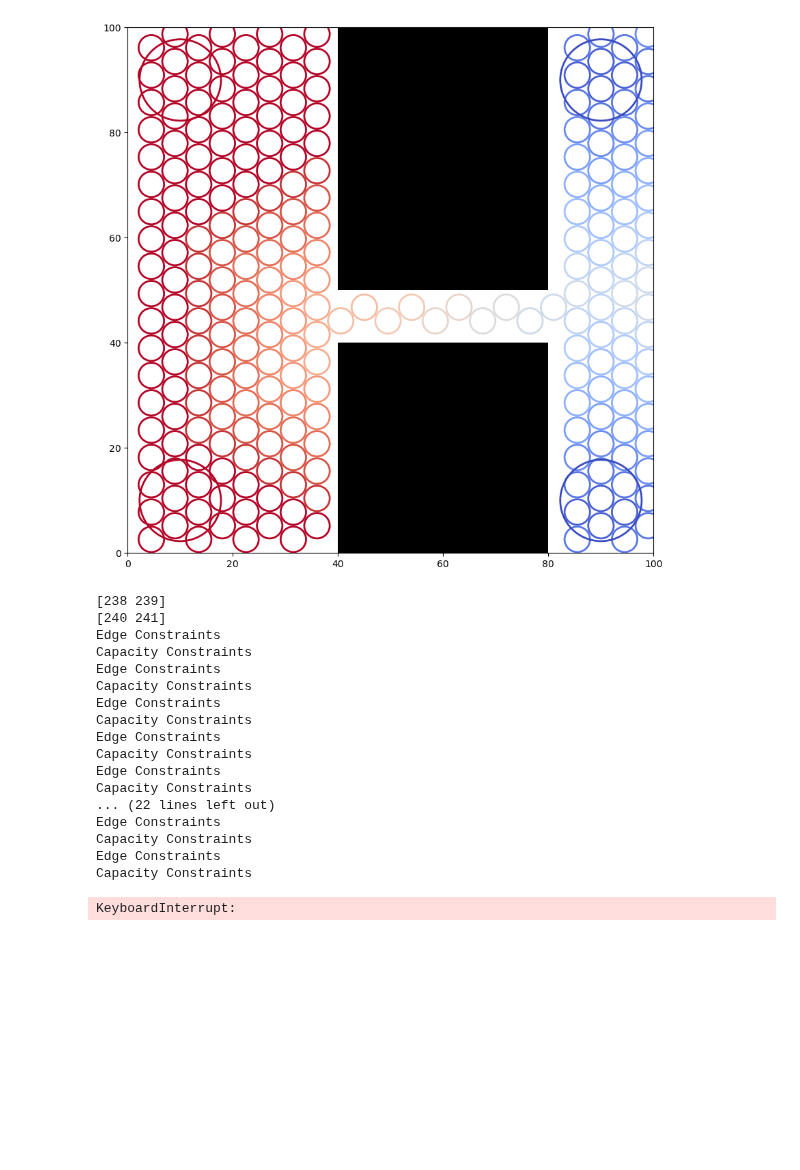
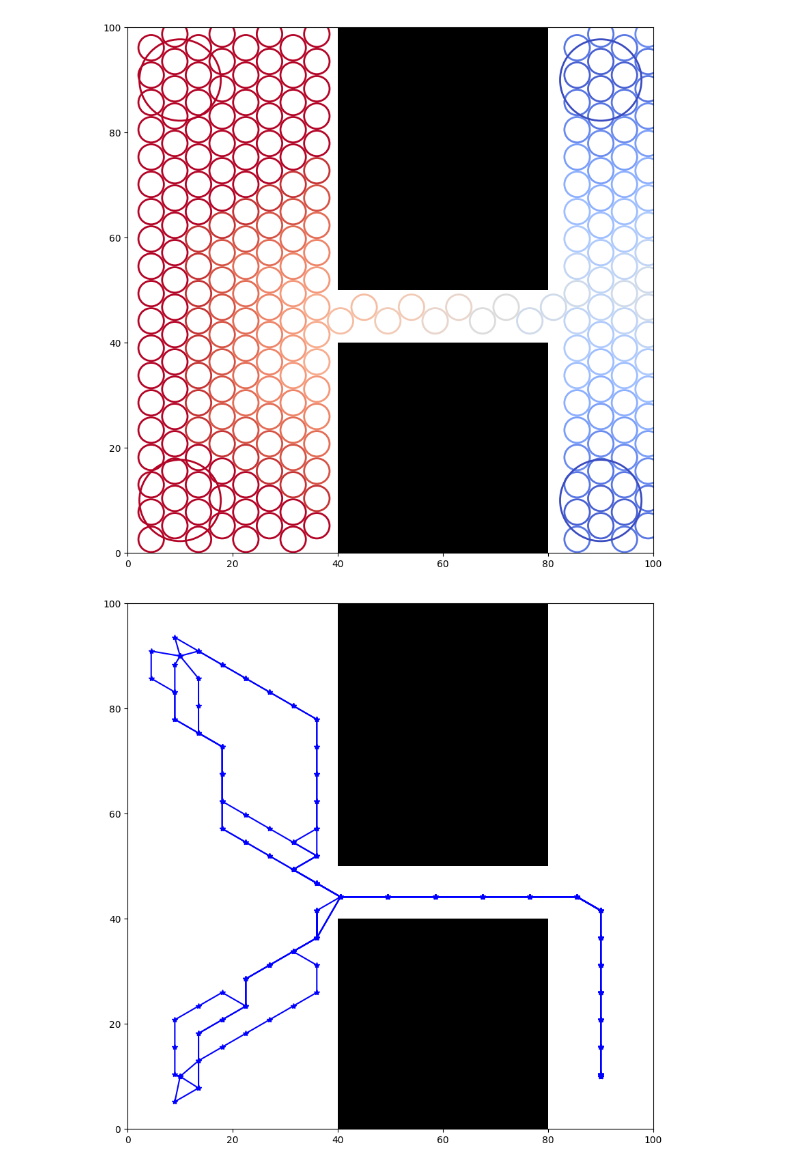
Before and after one commit to Zander-M/ST_Gaussian_PRM, a Jupyter notebook: notebooks/pp_max_flow.ipynb, the cells around one changed output. Drawn from its saved outputs; the diff is of its cells as text; code cells hidden in the pictures; blank space fills up the shorter version.

Commit message:
fixme: goal assignment

```diff
--- a/notebooks/pp_max_flow.ipynb
+++ b/notebooks/pp_max_flow.ipynb
@@ -16,7 +19,7 @@ from swarm_prm.solvers.macro.swarm_prm.prioritized_planning_max_flow import Abst
 with open("gaussian_prm.pkl", "rb") as f:
     gaussian_prm = pickle.load(f)
 
-agent_radius = 0.5
+agent_radius = 2
 agent_count = 1000
 
 graph = AbstractGraph(gaussian_prm, agent_radius, agent_count)
@@ -53,9 +56,8 @@ visualize_heuristic(gaussian_prm, graph.heuristic)
 [figure]
 # %%
 pp_maxflow = PrioritizedPlanningMaxFlow(gaussian_prm, agent_radius, agent_count)
-print(pp_maxflow.graph.starts_idx)
-print(pp_maxflow.graph.goals_idx)
-pp_maxflow.solve()
+paths = pp_maxflow.solve()
+
 # import cProfile
 # cProfile.run("pp_maxflow.solve()")
 
@@ -64,22 +66,3 @@ pp_maxflow.solve()
 # simple_paths, gaussian_paths = gaussian_prm.get_solution(flow_dict, timestep, num_agent)
 # with open("simple_paths.pkl", "wb") as f:
     # pickle.dump(simple_paths, f)
-# %% [output]
-[238 239]
-[240 241]
-Edge Constraints
-Capacity Constraints
-Edge Constraints
-Capacity Constraints
-Edge Constraints
-Capacity Constraints
-Edge Constraints
-Capacity Constraints
-Edge Constraints
-Capacity Constraints
-... (22 lines left out)
-Edge Constraints
-Capacity Constraints
-Edge Constraints
-Capacity Constraints
-KeyboardInterrupt:
@@ -96,0 +69,31 @@ KeyboardInterrupt:
+# %%
+def visualize_paths(gaussian_prm, paths):
+    """
+        Visualize Gaussian Nodes on the map
+    """
+    fig, ax = plt.subplots(figsize=(10, 10))
+
+    for path, _ in paths:
+        nodes = [gaussian_prm.samples[node_idx] for node_idx in path]
+        x = [node[0] for node in nodes]
+        y = [node[1] for node in nodes]
+        ax.plot(x, y, '-*', label='Path', color='blue')
+
+    for obs in gaussian_prm.map.obstacles:
+        if obs.obs_type == "CIRCLE":
+            x, y = obs.get_pos()
+            # ax.plot(x, y, 'ro', markersize=3)
+            ax.add_patch(Circle((x, y), radius=obs.radius, color="black"))
+        elif obs.obs_type == "POLYGON":
+            x, y = obs.geom.exterior.xy
+            ax.fill(x, y, fc="black")
+
+    ax.set_aspect('equal')
+    ax.set_xlim(left=0, right=gaussian_prm.map.width)
+    ax.set_ylim(bottom=0, top=gaussian_prm.map.height)
+    return fig, ax
+
+visualize_paths(gaussian_prm, paths)
+plt.show()
+# %% [output]
+[figure, added]
```
Also changed, not shown: parts of 2 cells of this notebook, 4 other files.
